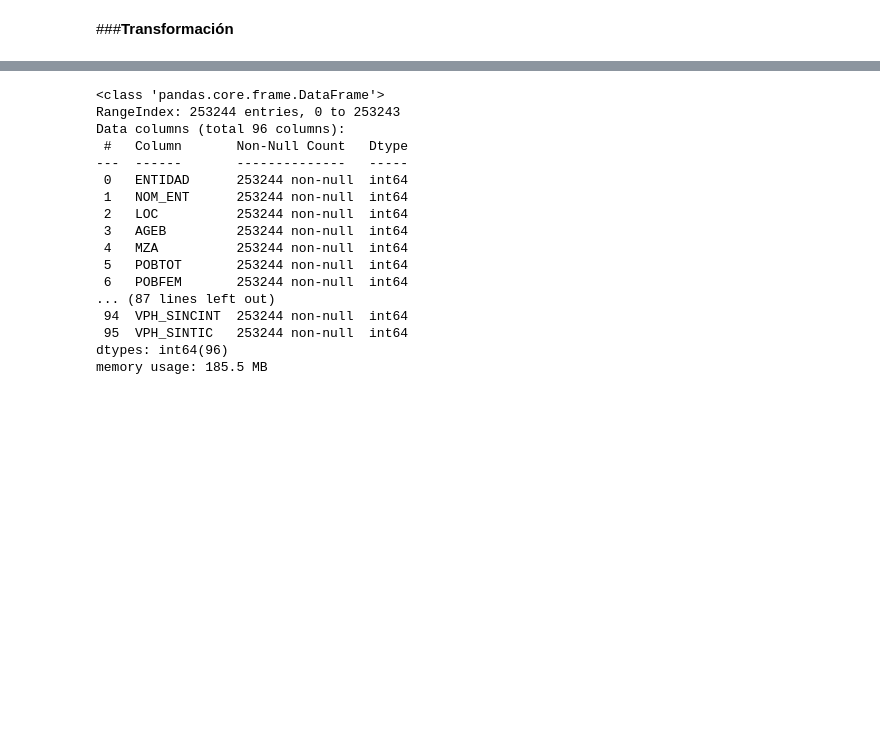
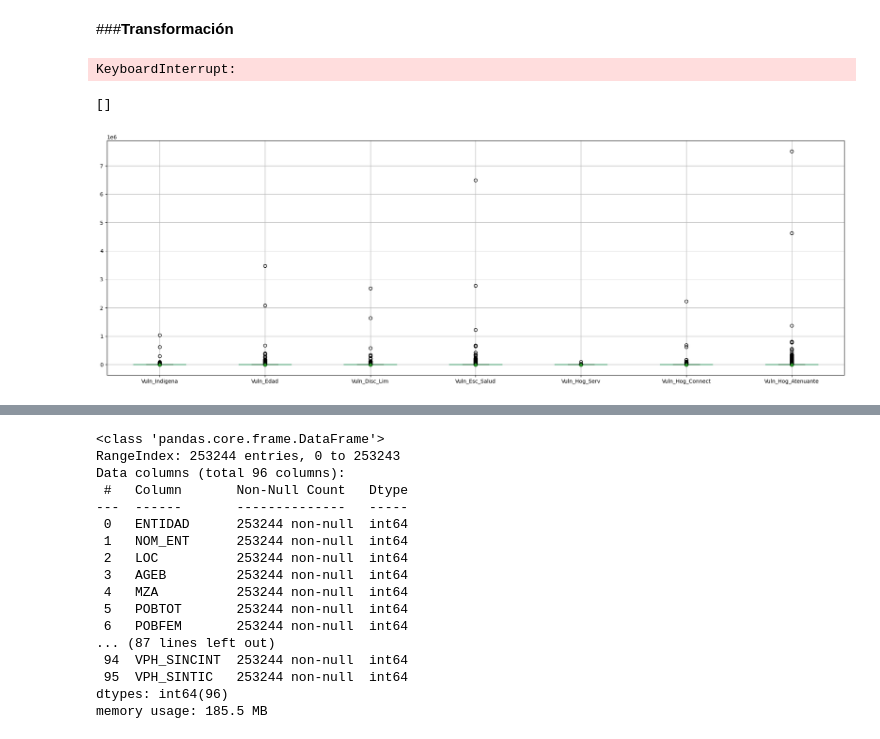
Before and after one commit to LH-1169213/IslasDeCalor, a Jupyter notebook: EDA_SCITEL_INEGI_Avance_2.ipynb, the cells around one changed output, grey strips where cells are left out. Drawn from its saved outputs; the diff is of its cells as text; code cells hidden in the pictures; blank space fills up the shorter version.

```diff
--- a/EDA_SCITEL_INEGI_Avance_2.ipynb
+++ b/EDA_SCITEL_INEGI_Avance_2.ipynb
@@ -1317,3 +1317,24 @@ df_cat_vuln[['Vuln_Indigena', 'Vuln_Edad', 'Vuln_Disc_Lim', 'Vuln_Esc_Salud', 'V
 ##**Parte 6: Normalización - Procesamiento por transformación y escalamiento**
 # %% [markdown]
 ###**Transformación**
+# %%
+fig = plt.figure(figsize=(25, 30))
+ax = fig.gca()
+df_cat_vuln.hist(ax=ax)
+
+for axis in ax.get_children():
+    if isinstance(axis, plt.Axes):
+        axis.set_xticks(range(len(df_cat_vuln['ENTIDAD'])))
+        axis.set_xticklabels(df_cat_vuln['ENTIDAD'], rotation=45)
+
+plt.tight_layout()
+plt.show()
+# %% [output]
+KeyboardInterrupt:
+# %%
+list_caract_vuln = ['Vuln_Indigena', 'Vuln_Edad', 'Vuln_Disc_Lim', 'Vuln_Esc_Salud', 'Vuln_Hog_Serv', 'Vuln_Hog_Connect', 'Vuln_Hog_Atenuante']
+boxplot = df_cat_vuln.boxplot(figsize=(25,8), column=list_caract_vuln, labels=list_caract_vuln, showmeans = True)
+boxplot.plot()
+# %% [output]
+[]
+[figure, added]
```
Also changed, not shown: parts of 1 cell of this notebook.
